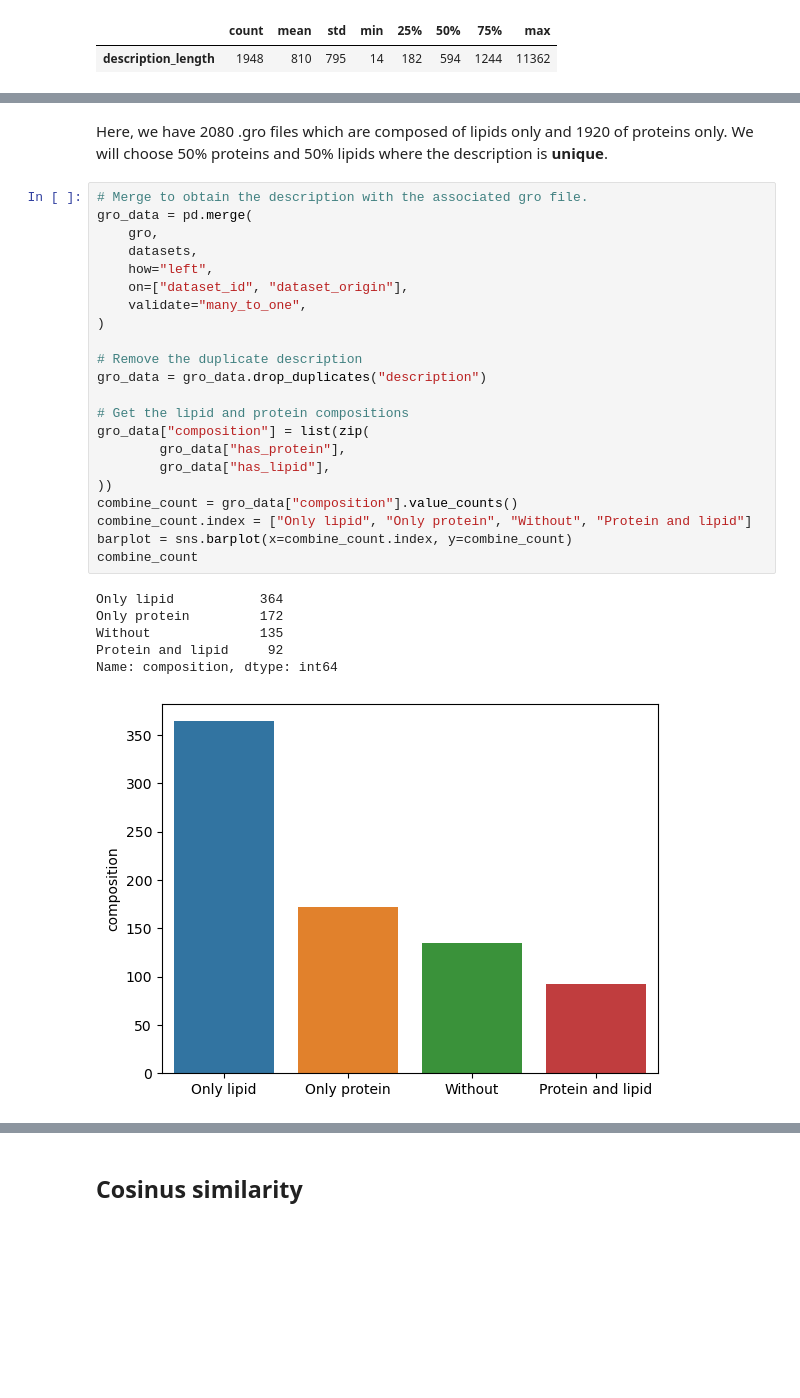
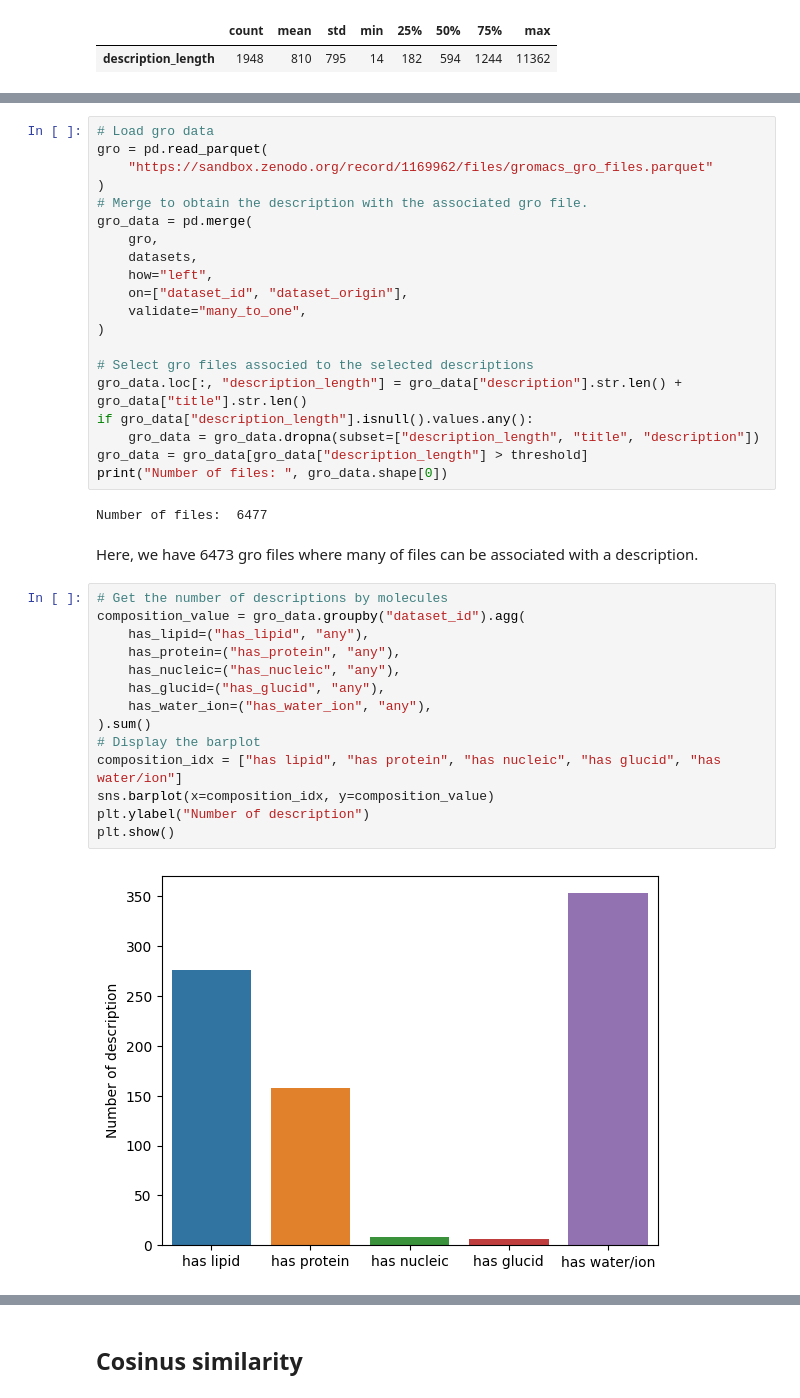
Before and after one commit to pierrepo/mdner, a Jupyter notebook: notebooks/annotation_analysis.ipynb, the cells around one changed output, grey strips where cells are left out. Saved outputs shown, nothing was run; the diff lists cells and outputs as text; blank space fills up the shorter version.

```diff
--- a/notebooks/annotation_analysis.ipynb
+++ b/notebooks/annotation_analysis.ipynb
@@ -95,31 +96,40 @@ Name: composition, dtype: int64
-# %% [markdown]
-Here, we have 2080 .gro files which are composed of lipids only and 1920 of proteins only. We will choose 50% proteins and 50% lipids where the description is **unique**.
+# %%
+# Load gro data
+gro = pd.read_parquet(
+    "https://sandbox.zenodo.org/record/1169962/files/gromacs_gro_files.parquet"
+)
+# Merge to obtain the description with the associated gro file.
+gro_data = pd.merge(
+    gro,
+    datasets,
+    how="left",
+    on=["dataset_id", "dataset_origin"],
+    validate="many_to_one",
+)
+
+# Select gro files associed to the selected descriptions
+gro_data.loc[:, "description_length"] = gro_data["description"].str.len() + gro_data["title"].str.len()
+if gro_data["description_length"].isnull().values.any():
+    gro_data = gro_data.dropna(subset=["description_length", "title", "description"])
+gro_data = gro_data[gro_data["description_length"] > threshold]
+print("Number of files: ", gro_data.shape[0])
+# %% [output]
+Number of files:  6477
+# %% [markdown]
+Here, we have 6473 gro files where many of files can be associated with a description.
 # %%
-# Merge to obtain the description with the associated gro file.
-gro_data = pd.merge(
-    gro,
-    datasets,
-    how="left",
-    on=["dataset_id", "dataset_origin"],
-    validate="many_to_one",
-)
-
-# Remove the duplicate description
-gro_data = gro_data.drop_duplicates("description")
-
-# Get the lipid and protein compositions
-gro_data["composition"] = list(zip(
-        gro_data["has_protein"],
-        gro_data["has_lipid"],
-))
-combine_count = gro_data["composition"].value_counts()
-combine_count.index = ["Only lipid", "Only protein", "Without", "Protein and lipid"]
-barplot = sns.barplot(x=combine_count.index, y=combine_count)
-combine_count
+# Get the number of descriptions by molecules
+composition_value = gro_data.groupby("dataset_id").agg(
+    has_lipid=("has_lipid", "any"),
+    has_protein=("has_protein", "any"),
+    has_nucleic=("has_nucleic", "any"),
+    has_glucid=("has_glucid", "any"),
+    has_water_ion=("has_water_ion", "any"),
+).sum()
+# Display the barplot
+composition_idx = ["has lipid", "has protein", "has nucleic", "has glucid", "has water/ion"]
+sns.barplot(x=composition_idx, y=composition_value)
+plt.ylabel("Number of description")
+plt.show()
 # %% [output]
-Only lipid           364
-Only protein         172
-Without              135
-Protein and lipid     92
-Name: composition, dtype: int64
-[figure, old version]
+[figure, new version]
```
Also changed, not shown: parts of 15 cells of this notebook.
